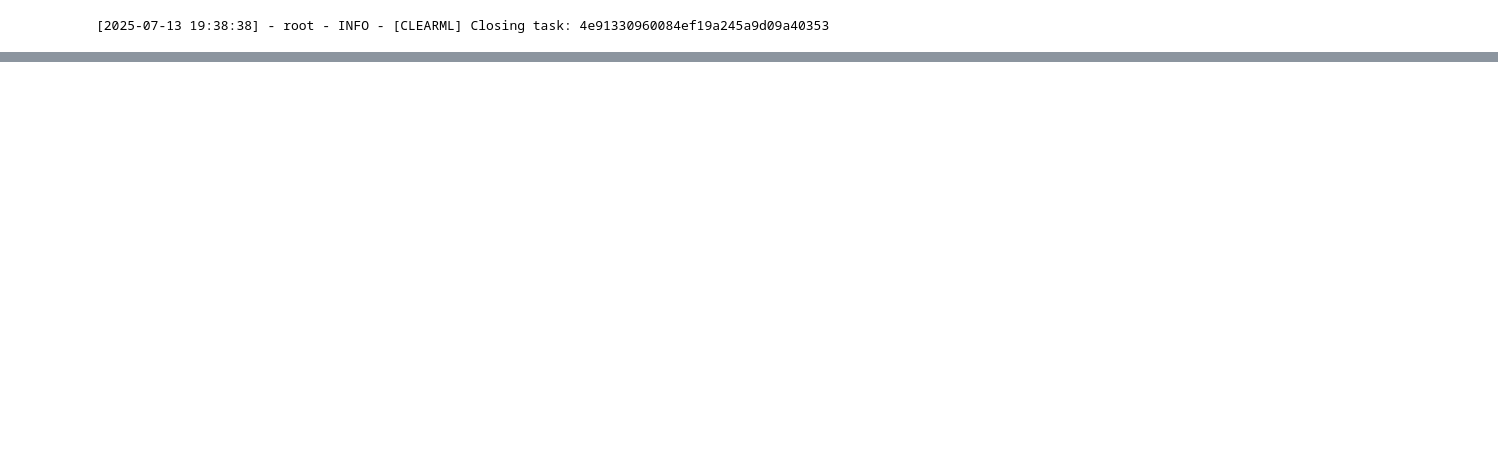
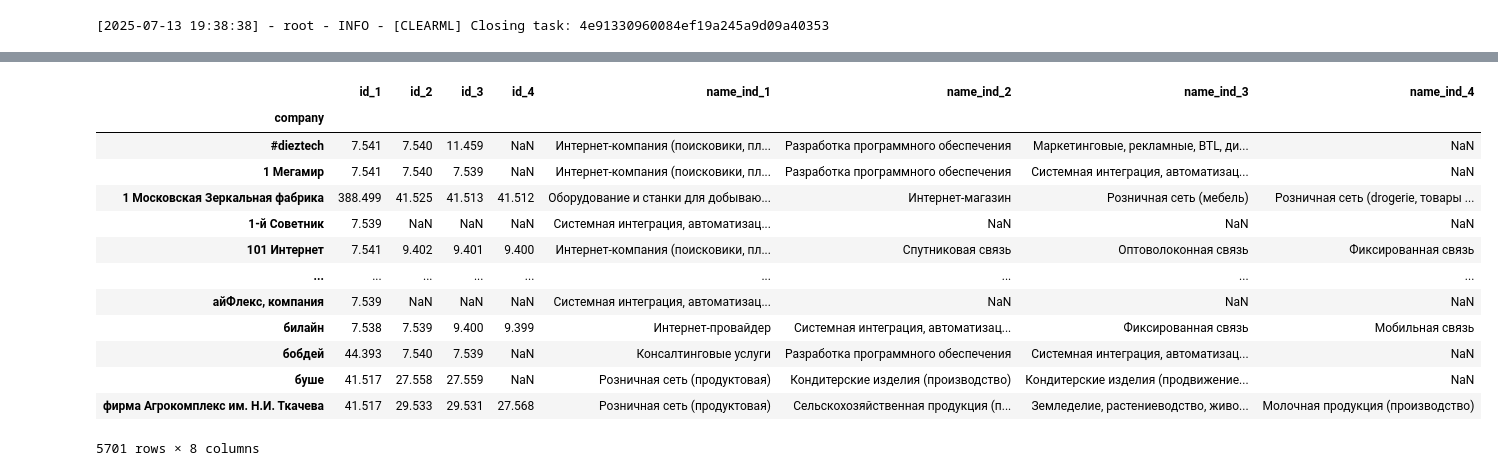
Before and after one commit to s1lver29/teta_ml_2025, a Jupyter notebook: teta_nn_1_2025_predict_salary/notebooks/eda.ipynb, the cells around one changed output, grey strips where cells are left out. Saved outputs shown, nothing was run; the diff lists cells and outputs as text; code cells hidden in the pictures; blank space fills up the shorter version.

```diff
--- a/teta_nn_1_2025_predict_salary/notebooks/eda.ipynb
+++ b/teta_nn_1_2025_predict_salary/notebooks/eda.ipynb
@@ -293,0 +554,6 @@ experiment_track.close()
+# %%
+companies_explode = companies_explode.rename(columns={
+    0: "company",
+    1: "id",
+    2: "name_ind"
+})
@@ -293,0 +576,27 @@ experiment_track.close()
+# %%
+result = companies_explode.groupby("company").apply(
+    lambda group: group.head(4).reset_index(drop=True)
+).reset_index(drop=True)
+
+result["group_index"] = result.groupby("company").cumcount()
+# %%
+result_pivot = result.pivot(index="company", columns="group_index", values=["id", "name_ind"])
+# %%
+result_pivot.columns = [f"{col[0]}_{col[1]+1}" for col in result_pivot.columns]
+# %%
+result_pivot
+# %% [output]
+|  | id_1 | id_2 | id_3 | id_4 | name_ind_1 | name_ind_2 | name_ind_3 | name_ind_4 |
+| company |  |  |  |  |  |  |  |  |
+| #dieztech | 7.541 | 7.540 | 11.459 | NaN | Интернет-компания (поисковики, пл... | Разработка программного обеспечения | Маркетинговые, рекламные, BTL, ди... | NaN |
+| 1 Мегамир | 7.541 | 7.540 | 7.539 | NaN | Интернет-компания (поисковики, пл... | Разработка программного обеспечения | Системная интеграция, автоматизац... | NaN |
+| 1 Московская Зеркальная фабрика | 388.499 | 41.525 | 41.513 | 41.512 | Оборудование и станки для добываю... | Интернет-магазин | Розничная сеть (мебель) | Розничная сеть (drogerie, товары ... |
+| 1-й Советник | 7.539 | NaN | NaN | NaN | Системная интеграция, автоматизац... | NaN | NaN | NaN |
+| 101 Интернет | 7.541 | 9.402 | 9.401 | 9.400 | Интернет-компания (поисковики, пл... | Спутниковая связь | Оптоволоконная связь | Фиксированная связь |
+| ... | ... | ... | ... | ... | ... | ... | ... | ... |
+| айФлекс, компания | 7.539 | NaN | NaN | NaN | Системная интеграция, автоматизац... | NaN | NaN | NaN |
+| билайн | 7.538 | 7.539 | 9.400 | 9.399 | Интернет-провайдер | Системная интеграция, автоматизац... | Фиксированная связь | Мобильная связь |
+| бобдей | 44.393 | 7.540 | 7.539 | NaN | Консалтинговые услуги | Разработка программного обеспечения | Системная интеграция, автоматизац... | NaN |
+| буше | 41.517 | 27.558 | 27.559 | NaN | Розничная сеть (продуктовая) | Кондитерские изделия (производство) | Кондитерские изделия (продвижение... | NaN |
+| фирма Агрокомплекс им. Н.И. Ткачева | 41.517 | 29.533 | 29.531 | 27.568 | Розничная сеть (продуктовая) | Сельскохозяйственная продукция (п... | Земледелие, растениеводство, живо... | Молочная продукция (производство) |
+5701 rows × 8 columns
```
Also changed, not shown: parts of 25 cells of this notebook, 10 other files.
